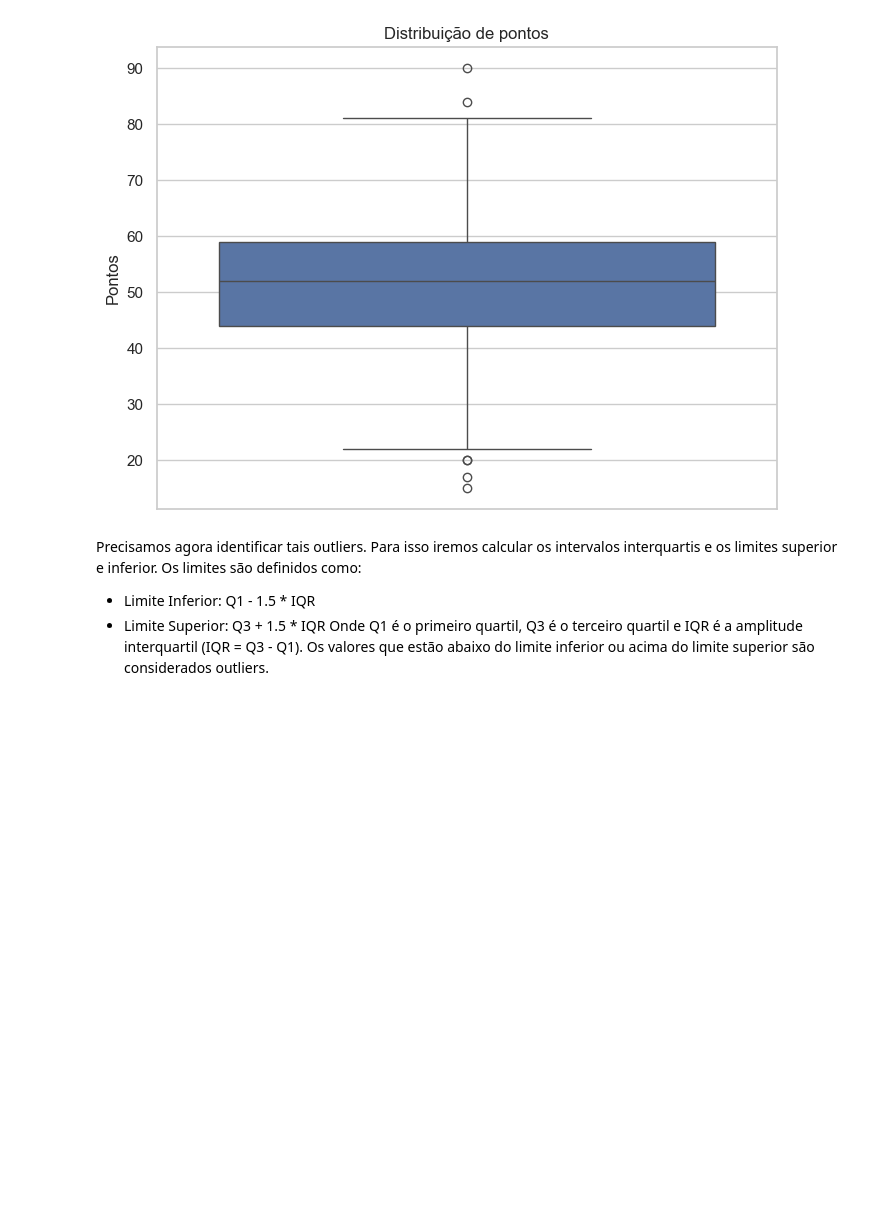
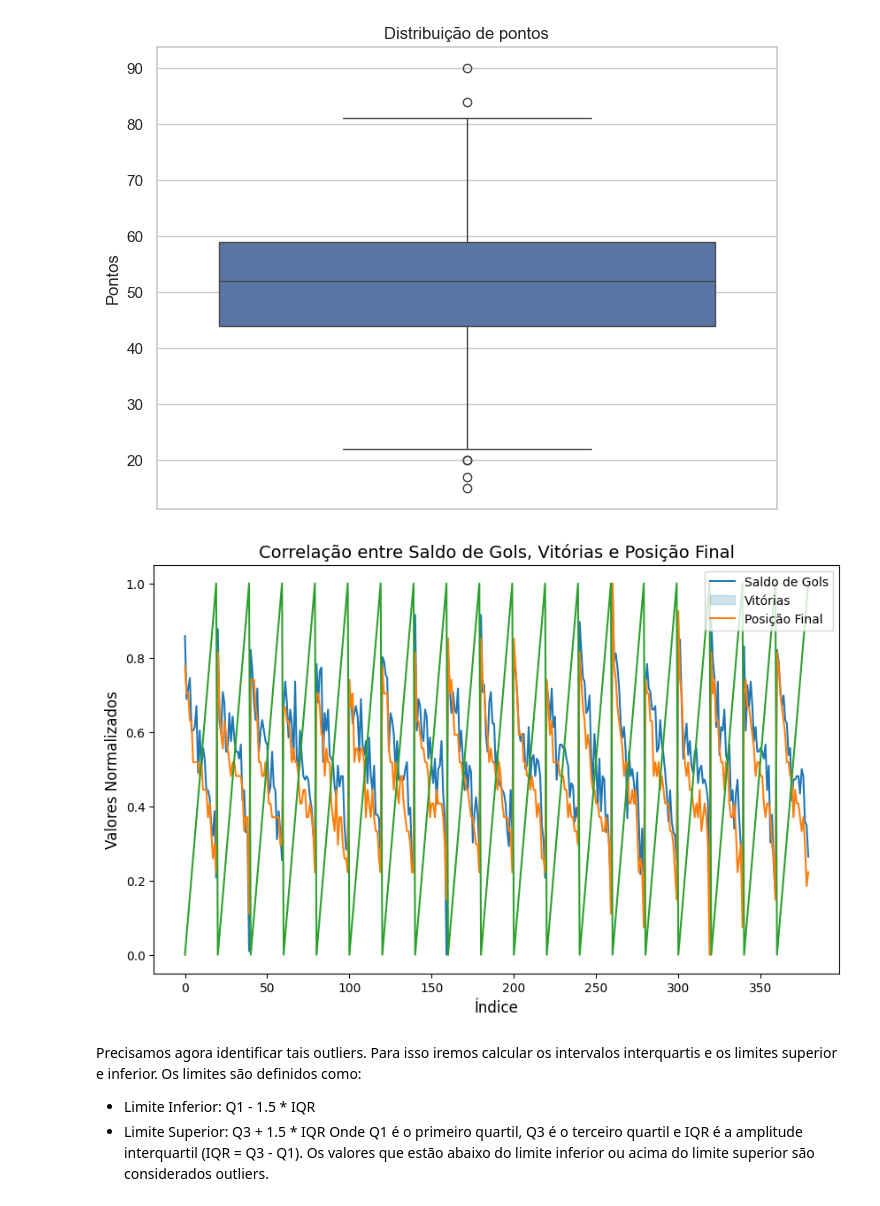
Before and after one commit to Dennynson/data-set-brasileirao, a Jupyter notebook: relatorio.ipynb, the cells around one changed output. Saved outputs shown, nothing was run; the diff lists cells and outputs as text; code cells hidden in the pictures; blank space fills up the shorter version.

```diff
--- a/relatorio.ipynb
+++ b/relatorio.ipynb
@@ -156,6 +199,25 @@ plt.title("Distribuição de pontos")
 plt.show()
 # %% [output]
 [figure]
+# %%
+
+
+# Selecionar as colunas relevantes
+dados_corr = df[["Saldo de Gols", "Vitorias", "Posicao"]]
+
+# Normalizar os dados para facilitar a comparação
+dados_corr_normalizado = (dados_corr - dados_corr.min()) / (dados_corr.max() - dados_corr.min())
+
+# Criar o gráfico de linha
+plt.figure(figsize=(10, 6))
+sns.lineplot(data=dados_corr_normalizado, dashes=False, palette="tab10")
+plt.title("Correlação entre Saldo de Gols, Vitórias e Posição Final", fontsize=14)
+plt.xlabel("Índice", fontsize=12)
+plt.ylabel("Valores Normalizados", fontsize=12)
+plt.legend(labels=["Saldo de Gols", "Vitórias", "Posição Final"], loc="upper right")
+plt.show()
+# %% [output]
+[figure, added]
 # %% [markdown]
 Precisamos agora identificar tais outliers. Para isso iremos calcular os intervalos interquartis e os limites superior e inferior. Os limites são definidos como:
 - Limite Inferior: Q1 - 1.5 * IQR
```
Also changed, not shown: parts of 3 cells of this notebook.
